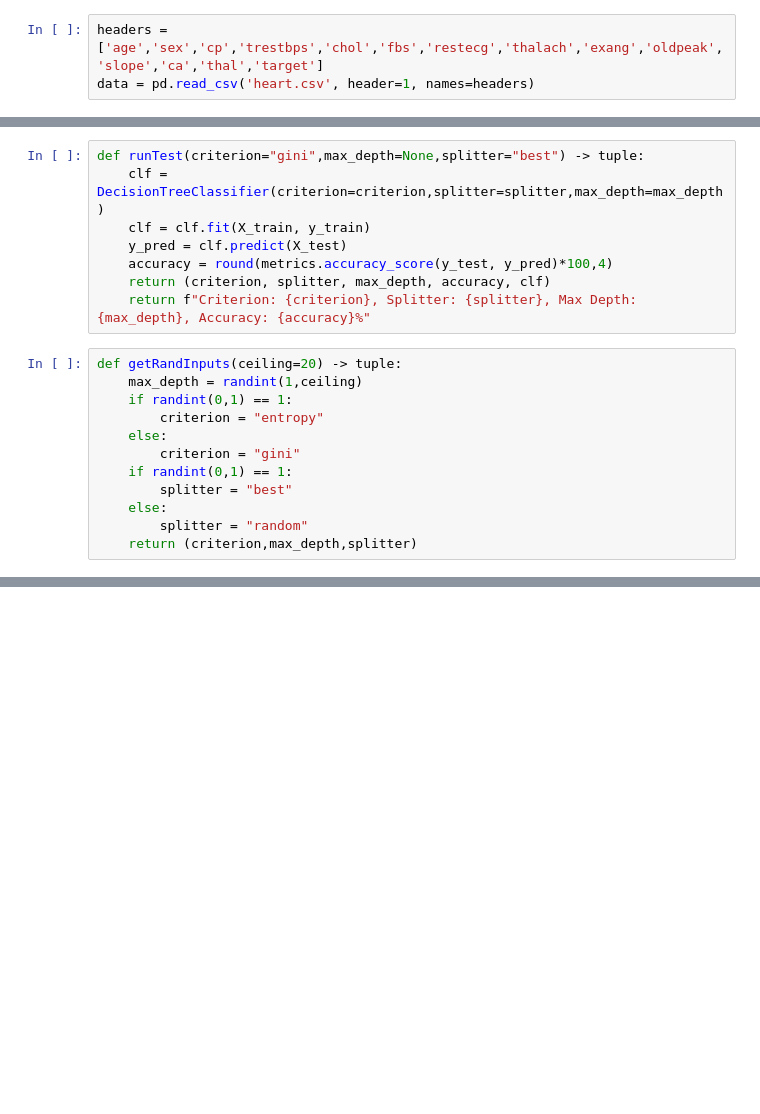
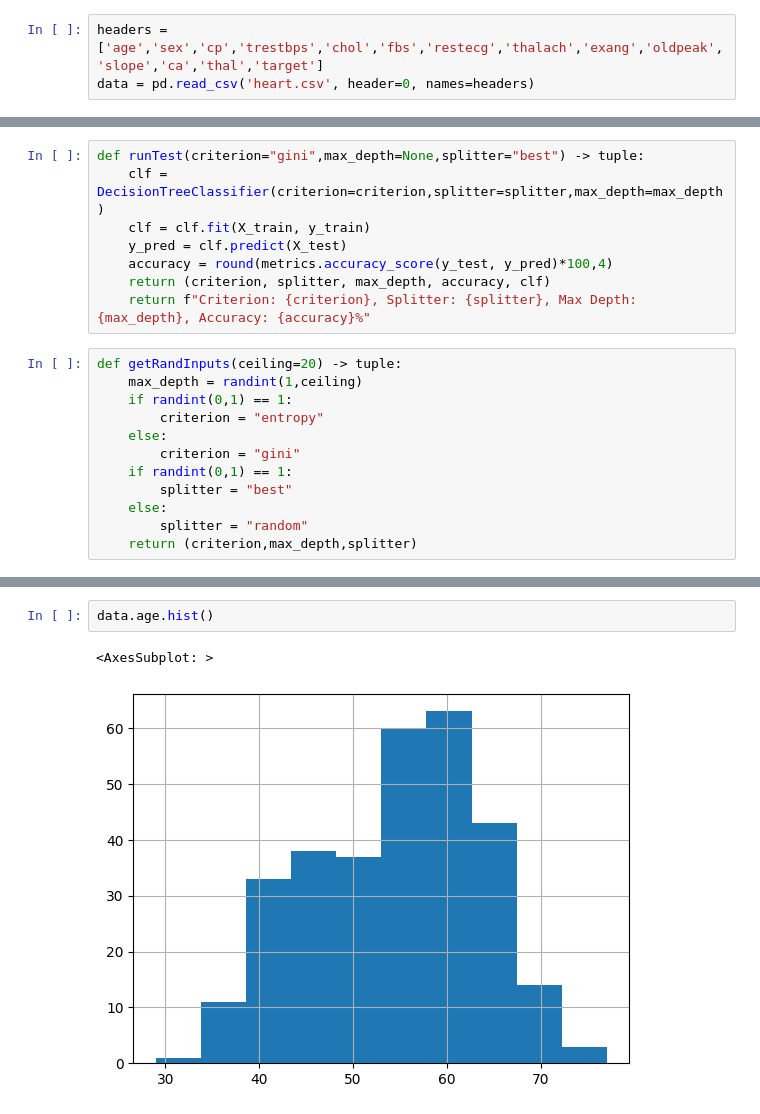
Before and after one commit to MrRitzer/HeartDiseasePrediction, a Jupyter notebook: notebook.ipynb, the cells around one changed output, grey strips where cells are left out. Drawn from its saved outputs; the diff is of its cells as text; blank space fills up the shorter version.

```diff
--- a/notebook.ipynb
+++ b/notebook.ipynb
@@ -11,7 +13,7 @@ import pydotplus
 from random import randint
 # %%
 headers = ['age','sex','cp','trestbps','chol','fbs','restecg','thalach','exang','oldpeak','slope','ca','thal','target']
-data = pd.read_csv('heart.csv', header=1, names=headers)
+data = pd.read_csv('heart.csv', header=0, names=headers)
 # %%
 features = ['age','sex','cp','trestbps','chol','fbs','restecg','thalach','exang','oldpeak','slope','ca','thal']
 X = data[features]
@@ -72,0 +87,5 @@ results_strs
+# %%
+data.age.hist()
+# %% [output]
+<AxesSubplot: >
+[figure, added]
```
Also changed, not shown: parts of 6 cells of this notebook.
